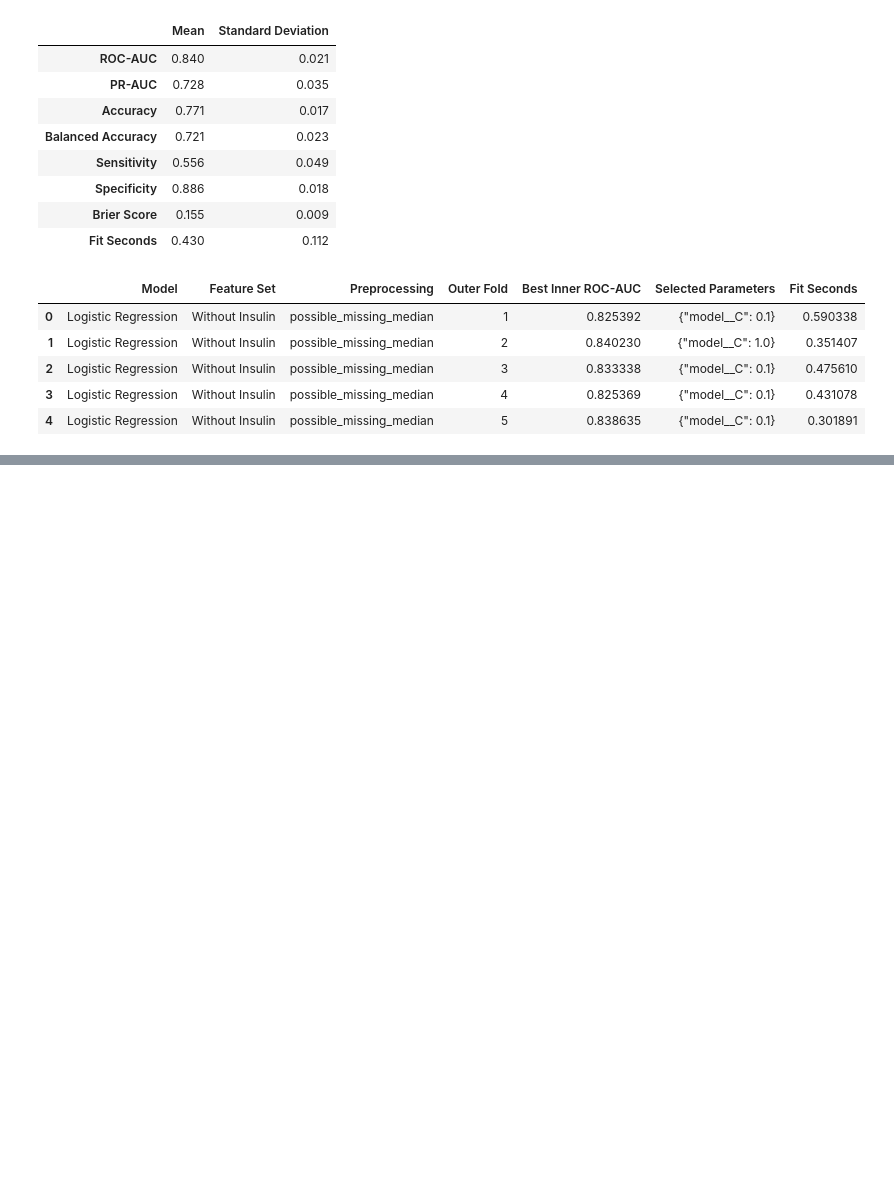
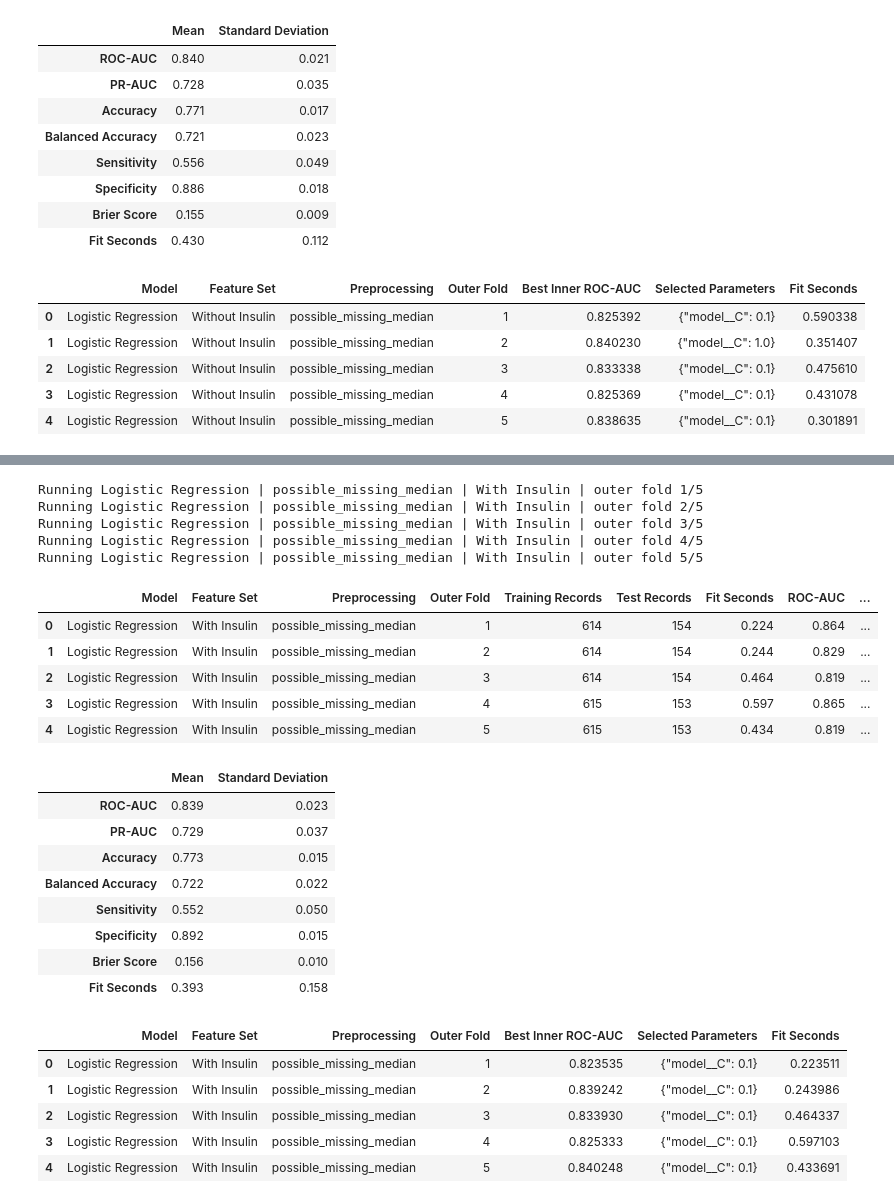
Before and after one commit to rodrigoviannasn/mat422-insulin-diabetes-project, a Jupyter notebook: notebooks/02_modeling_results.ipynb, the cells around one changed output, grey strips where cells are left out. Drawn from its saved outputs; the diff is of its cells as text; code cells hidden in the pictures; blank space fills up the shorter version.

Commit message:
Compare median-imputed logistic regression with and without insulin

```diff
--- a/notebooks/02_modeling_results.ipynb
+++ b/notebooks/02_modeling_results.ipynb
@@ -818,0 +823,72 @@ Running Logistic Regression | possible_missing_median | Without Insulin | outer
+# %%
+# Run median-imputed logistic regression with insulin.
+
+median_with_key = (
+    "Logistic Regression | Possible Missing Median | With Insulin"
+)
+
+experiment_results[median_with_key] = run_nested_cv(
+    model_name="Logistic Regression",
+    feature_names=ALL_PREDICTORS,
+    feature_set_name="With Insulin",
+    preprocessing_approach="possible_missing_median",
+)
+
+median_with_result = experiment_results[median_with_key]
+
+median_with_summary = (
+    median_with_result["fold_metrics"][METRIC_COLUMNS + ["Fit Seconds"]]
+    .agg(["mean", "std"])
+    .T
+    .rename(columns={
+        "mean": "Mean",
+        "std": "Standard Deviation",
+    })
+    .round(3)
+)
+
+display(median_with_result["fold_metrics"].round(3))
+display(median_with_summary)
+display(median_with_result["selected_parameters"])
+
+median_with_result["fold_metrics"].to_csv(
+    TABLES_DIR / "logistic_median_with_insulin_fold_metrics.csv",
+    index=False,
+)
+
+median_with_result["predictions"].to_csv(
+    TABLES_DIR / "logistic_median_with_insulin_predictions.csv",
+    index=False,
+)
+
+median_with_result["selected_parameters"].to_csv(
+    TABLES_DIR / "logistic_median_with_insulin_parameters.csv",
+    index=False,
+)
+# %% [output]
+Running Logistic Regression | possible_missing_median | With Insulin | outer fold 1/5
+Running Logistic Regression | possible_missing_median | With Insulin | outer fold 2/5
+Running Logistic Regression | possible_missing_median | With Insulin | outer fold 3/5
+Running Logistic Regression | possible_missing_median | With Insulin | outer fold 4/5
+Running Logistic Regression | possible_missing_median | With Insulin | outer fold 5/5
+|  | Model | Feature Set | Preprocessing | Outer Fold | Training Records | Test Records | Fit Seconds | ROC-AUC | ... |
+| 0 | Logistic Regression | With Insulin | possible_missing_median | 1 | 614 | 154 | 0.224 | 0.864 | ... |
+| 1 | Logistic Regression | With Insulin | possible_missing_median | 2 | 614 | 154 | 0.244 | 0.829 | ... |
+| 2 | Logistic Regression | With Insulin | possible_missing_median | 3 | 614 | 154 | 0.464 | 0.819 | ... |
+| 3 | Logistic Regression | With Insulin | possible_missing_median | 4 | 615 | 153 | 0.597 | 0.865 | ... |
+| 4 | Logistic Regression | With Insulin | possible_missing_median | 5 | 615 | 153 | 0.434 | 0.819 | ... |
+|  | Mean | Standard Deviation |
+| ROC-AUC | 0.839 | 0.023 |
+| PR-AUC | 0.729 | 0.037 |
+| Accuracy | 0.773 | 0.015 |
+| Balanced Accuracy | 0.722 | 0.022 |
+| Sensitivity | 0.552 | 0.050 |
+| Specificity | 0.892 | 0.015 |
+| Brier Score | 0.156 | 0.010 |
+| Fit Seconds | 0.393 | 0.158 |
+|  | Model | Feature Set | Preprocessing | Outer Fold | Best Inner ROC-AUC | Selected Parameters | Fit Seconds |
+| 0 | Logistic Regression | With Insulin | possible_missing_median | 1 | 0.823535 | {"model__C": 0.1} | 0.223511 |
+| 1 | Logistic Regression | With Insulin | possible_missing_median | 2 | 0.839242 | {"model__C": 0.1} | 0.243986 |
+| 2 | Logistic Regression | With Insulin | possible_missing_median | 3 | 0.833930 | {"model__C": 0.1} | 0.464337 |
+| 3 | Logistic Regression | With Insulin | possible_missing_median | 4 | 0.825333 | {"model__C": 0.1} | 0.597103 |
+| 4 | Logistic Regression | With Insulin | possible_missing_median | 5 | 0.840248 | {"model__C": 0.1} | 0.433691 |
```
Also changed, not shown: parts of 2 cells of this notebook.
